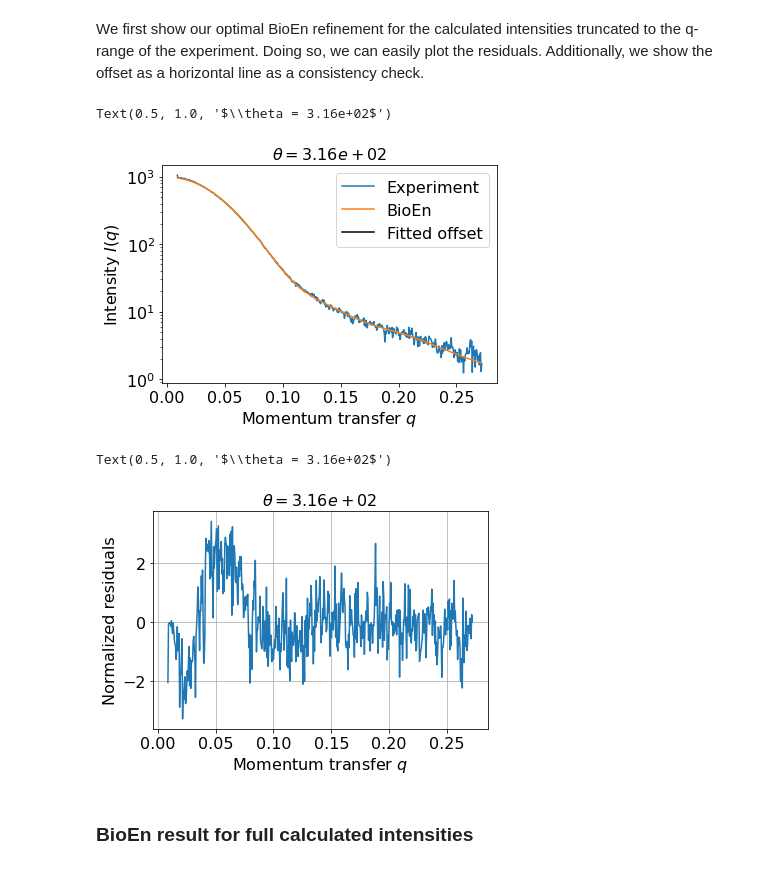
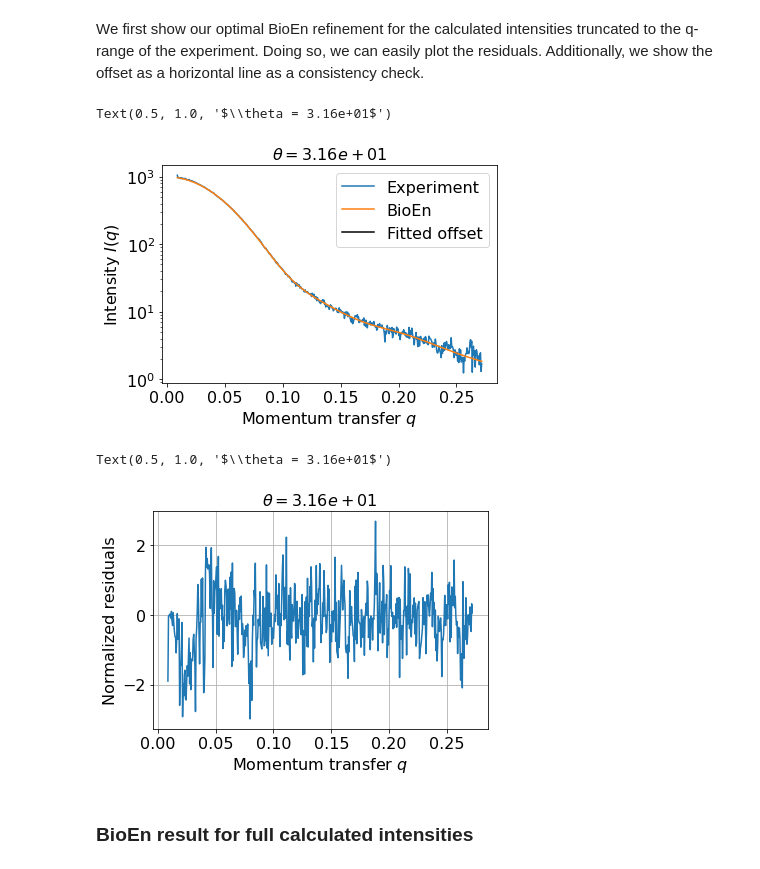
Before and after one commit to bio-phys/SAXS_BioEn, a Jupyter notebook: SAXS_BioEn_example.ipynb, the cells around one changed output. Cells and saved outputs as stored; diff of their text form; code cells hidden in the pictures.

```diff
--- a/SAXS_BioEn_example.ipynb
+++ b/SAXS_BioEn_example.ipynb
@@ -237,5 +232,5 @@ In the L-curve analysis, we select a $\theta$ according to the shape of the (S_K
 # %%
-idx=25
+idx=35
 theta_opt = results[idx,0]
 SKL_opt   = results[idx,2]
 chi_square_opt = results[idx,1]
@@ -328,17 +323,18 @@ plt.yscale('log')
 plt.legend(fontsize=16)
 plt.title(r"$\theta = %3.2e$" % results[idx,0], size=16)
 # %% [output]
-Text(0.5, 1.0, '$\\theta = 3.16e+02$')
+Text(0.5, 1.0, '$\\theta = 3.16e+01$')
 [figure]
 # %%
-plt.plot(Iq_exp[:,0],(Iq_ave - Iq_exp[:,1])/Iq_exp[:,2])
+residuals_after_refinement = (Iq_ave - Iq_exp[:,1])/Iq_exp[:,2]
+plt.plot(Iq_exp[:,0], residuals_after_refinement)
 plt.grid()
 plt.xlabel("Momentum transfer $q$")
 plt.ylabel("Normalized residuals")
 plt.title(r"$\theta = %3.2e$" % results[idx,0], size=16)
 # %% [output]
-Text(0.5, 1.0, '$\\theta = 3.16e+02$')
+Text(0.5, 1.0, '$\\theta = 3.16e+01$')
-[figure, old version]
+[figure, new version]
 # %% [markdown]
 ### BioEn result for full calculated intensities
 # %% [markdown]
```
Also changed, not shown: parts of 19 cells of this notebook.
